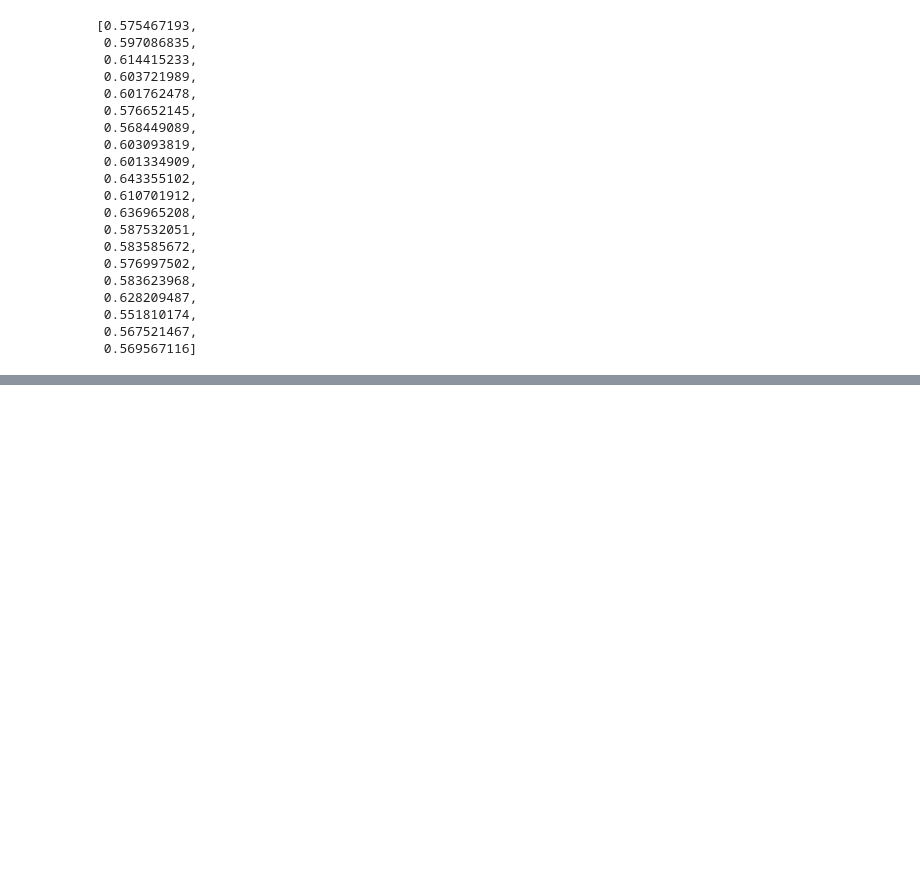
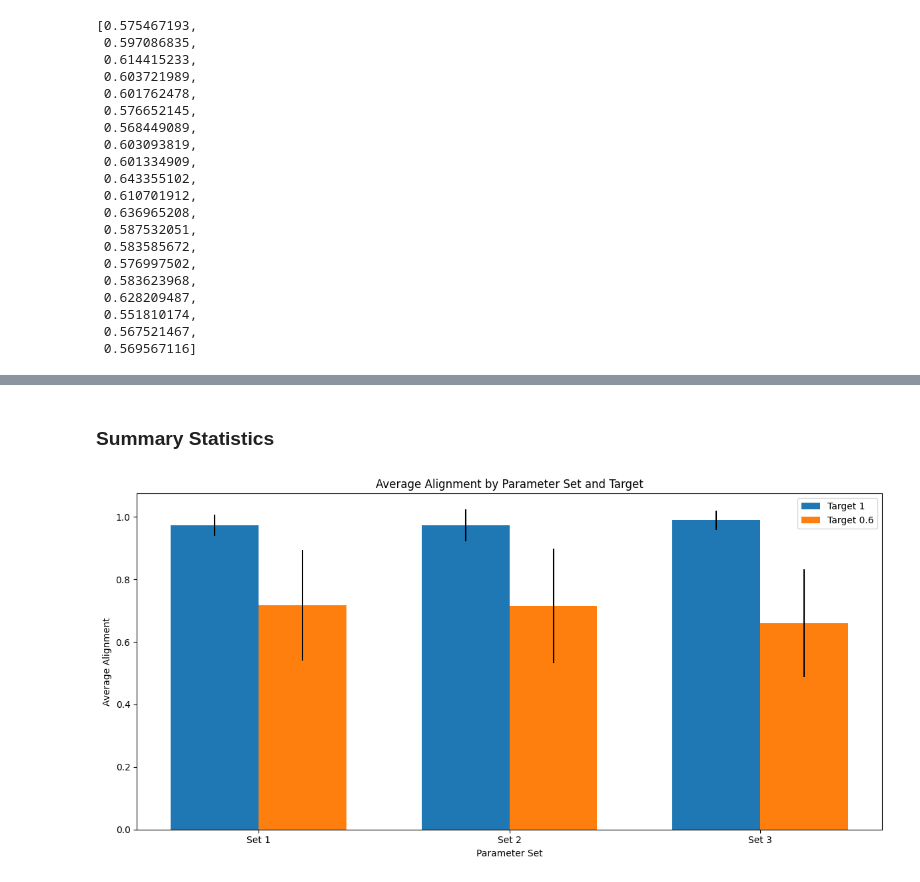
Before and after one commit to andreas-pattichis/Swarm-Intelligence, a Jupyter notebook: Evolve Boid parameters using sequential ABC/ABC_sequential.ipynb, the cells around one changed output, grey strips where cells are left out. Cells and saved outputs as stored; diff of their text form; code cells hidden in the pictures; blank space fills up the shorter version.

```diff
--- a/Evolve Boid parameters using sequential ABC/ABC_sequential.ipynb
+++ b/Evolve Boid parameters using sequential ABC/ABC_sequential.ipynb
@@ -255,0 +279,16 @@ alignments_0_6[-1]
+# %%
+# Function to run simulations multiple times and collect data
+def run_multiple_simulations(parameter_sets, num_runs=30):
+    results = []
+    for params in parameter_sets:
+        simulation_results = []
+        for run in range(num_runs):
+            result = run_boid_simulation(*params)
+            result = float(result)
+            if result is not None:
+                simulation_results.append(result)
+                print(f"Run {run+1} (Cohesion={params[0]}, Alignment={params[1]}, Separation={params[2]}): {result}")
+        results.append(simulation_results)
+    return results
+# %%
+num_runs_per_simulation = 30  # or any other number of runs you deem sufficient
@@ -255,0 +328,2 @@ alignments_0_6[-1]
+# %%
+alignments_1 = run_multiple_simulations(selected_parameter_sets_1, num_runs=num_runs_per_simulation)
@@ -255,0 +381,2 @@ alignments_0_6[-1]
+# %%
+alignments_0_6 = run_multiple_simulations(selected_parameter_sets_0_6, num_runs=num_runs_per_simulation)
@@ -255,0 +401,38 @@ alignments_0_6[-1]
+# %% [markdown]
+### Summary Statistics
+# %%
+# Calculate summary statistics for alignment values
+def calculate_summary_statistics(alignments):
+    # Assuming `alignments` is a list of lists containing alignment values for each parameter set
+    summary_stats = []
+    for alignment_values in alignments:
+        average = np.mean(alignment_values)
+        std_dev = np.std(alignment_values)
+        summary_stats.append((average, std_dev))
+    return summary_stats
+
+# Calculate the summary statistics for each set of parameter values
+summary_stats_1 = calculate_summary_statistics(alignments_1)
+summary_stats_0_6 = calculate_summary_statistics(alignments_0_6)
+
+# Now you can plot these as bar charts
+x = np.arange(len(summary_stats_1))  # the label locations
+width = 0.35  # the width of the bars
+
+fig, ax = plt.subplots(figsize=(12, 6))
+rects1 = ax.bar(x - width/2, [stat[0] for stat in summary_stats_1], width, label='Target 1', yerr=[stat[1] for stat in summary_stats_1])
+rects2 = ax.bar(x + width/2, [stat[0] for stat in summary_stats_0_6], width, label='Target 0.6', yerr=[stat[1] for stat in summary_stats_0_6])
+
+# Add some text for labels, title, and custom x-axis tick labels, etc.
+ax.set_xlabel('Parameter Set')
+ax.set_ylabel('Average Alignment')
+ax.set_title('Average Alignment by Parameter Set and Target')
+ax.set_xticks(x)
+ax.set_xticklabels(['Set 1', 'Set 2', 'Set 3'])
+ax.legend()
+
+fig.tight_layout()
+
+plt.show()
+# %% [output]
+[figure, added]
```
Also changed, not shown: parts of 16 cells of this notebook.
